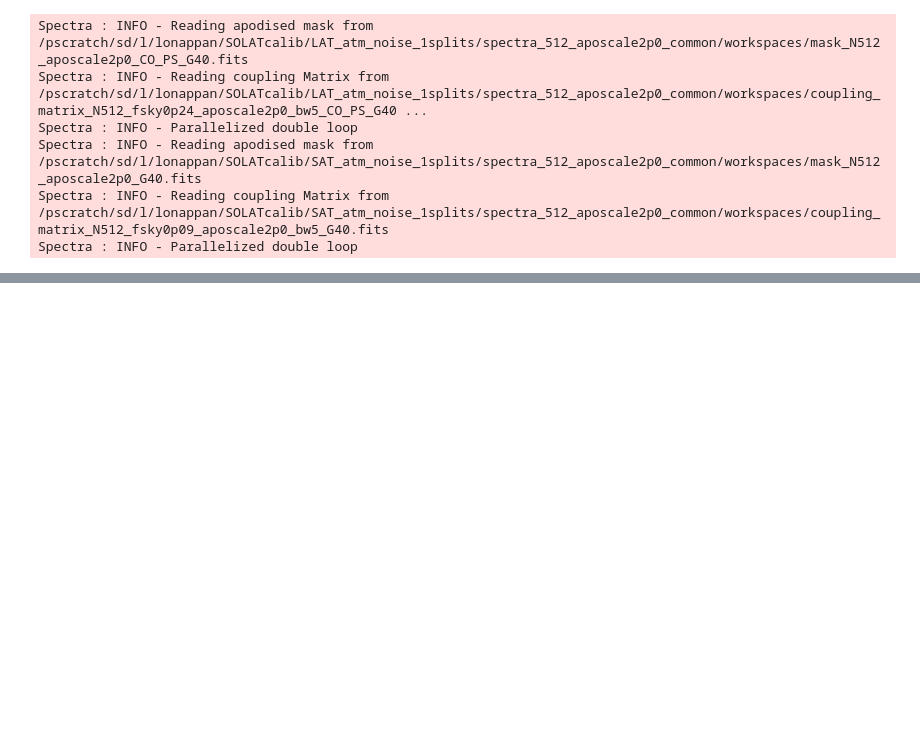
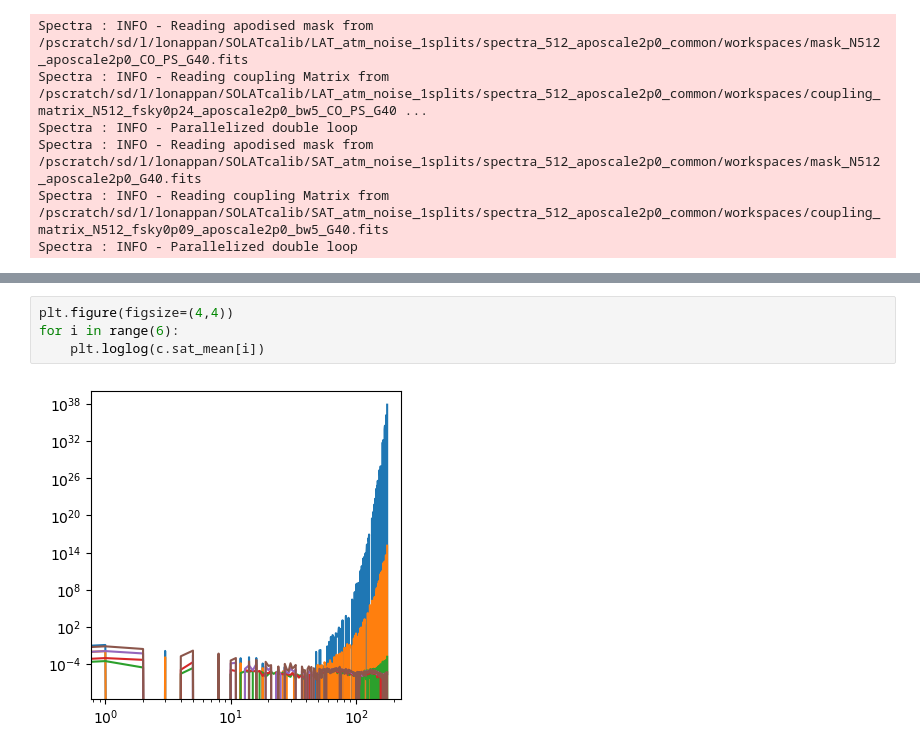
Before and after one commit to antolonappan/solat_cb, a Jupyter notebook: notebooks/calibration.ipynb, the cells around one changed output, grey strips where cells are left out. Drawn from its saved outputs; the diff is of its cells as text; blank space fills up the shorter version.

```diff
--- a/notebooks/calibration.ipynb
+++ b/notebooks/calibration.ipynb
@@ -73,0 +82,6 @@ Removed no burn in
+# %%
+plt.figure(figsize=(4,4))
+for i in range(6):
+    plt.loglog(c.sat_mean[i])
+# %% [output]
+[figure, added]
```
Also changed, not shown: parts of 4 cells of this notebook, 1 other file.
